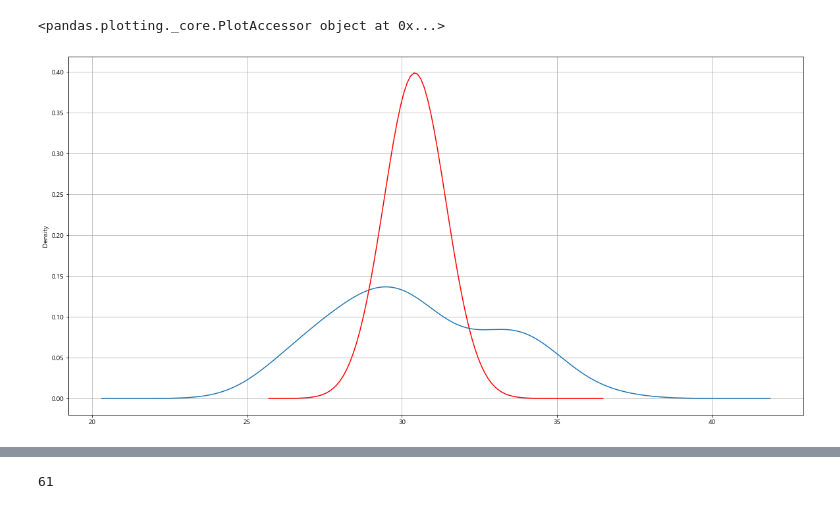
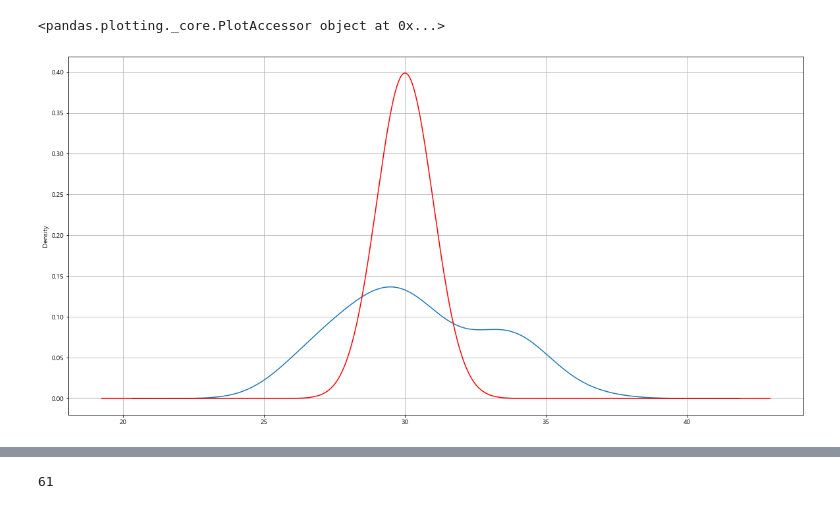
Before and after one commit to kdy7710/Bigdata_Team_Project, a Jupyter notebook: PPL프로젝트용 파일 모음/PPL_Analytics.ipynb, the cells around one changed output, grey strips where cells are left out. Cells and saved outputs as stored; diff of their text form; code cells hidden in the pictures.

```diff
--- a/PPL프로젝트용 파일 모음/PPL_Analytics.ipynb
+++ b/PPL프로젝트용 파일 모음/PPL_Analytics.ipynb
@@ -218,8 +239,8 @@ ax = fig.add_subplot(1,1,1)
 ABC['Row_mean'].plot.kde()
 
 # Row_mean 해당 범위의 정규분포
-n = sp.stats.norm(ABC['Row_mean'].mean(),1)
-xv = np.linspace(ABC['Row_mean'].min(),ABC['Row_mean'].max(),100)
+n = sp.stats.norm(30,1)
+xv = np.linspace(19.23960716587681,42.953949137440745,1000)
 pdf = n.pdf(xv)
 
 plt.plot(xv, pdf,color='red')
@@ -231,31 +252,31 @@ plt.plot(xv, pdf,color='red')
 
 
 
 
 
 
 # plt.plot(ABC['Row_mean'])
 # ax.plot(ABC.index, ABC['avg_5'],linewidth=35,color='skyblue')
 # ax.plot(ABC.index, ABC['Row_mean'],linewidth=3,color='red')
 # plt.xlabel('방영일')
 # plt.ylabel('naver 검색량')
 # plt.title('PPL : Naver')
 # # annot : 'Row_mean'
 # plt.annotate('방영 일자'+'\n'+'('+str('%.2f' % ABC['Row_mean'][0])+')',
 #             xy = (0+0.2, ABC['Row_mean'][0]+0.1),
 #             xytext = (0+3, ABC['Row_mean'][0]+0.5),
 #             ha = 'center',
 #             arrowprops={'facecolor' : 'red'}
 #             )
 # # annot : 'avg_5'
 # plt.annotate('이격도'+'\n'+'('+str('%.2f' % ABC['avg_5'][0])+')',
 #             xy = (0+0.55, ABC['avg_5'][0]+0.4),
 #             xytext = (0+3.2, ABC['avg_5'][0]+0.9),
 #             ha = 'center',
 #             arrowprops={'facecolor' : 'skyblue'}
 #             )
 plt.grid(True)
 
 plt.show()
 # %% [output]
-[figure, old version]
+[figure, new version]
```
Also changed, not shown: parts of 24 cells of this notebook.
